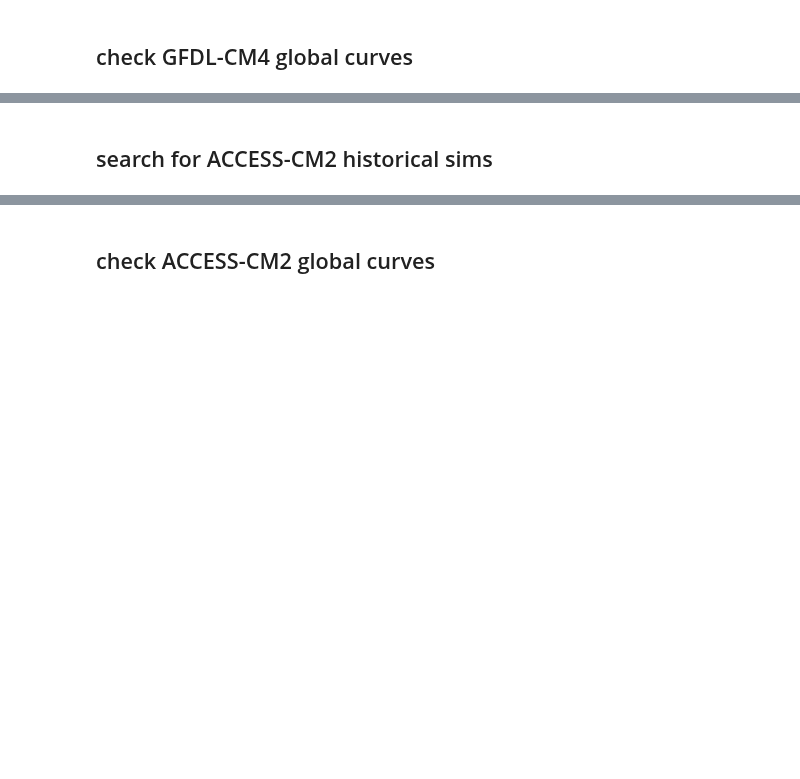
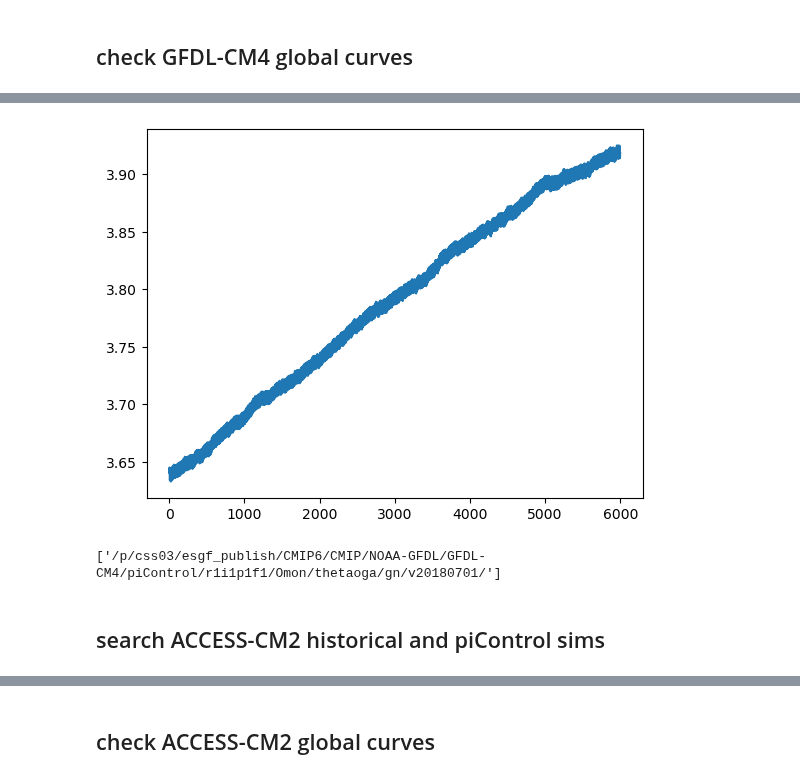
Before and after one commit to durack1/notebooks, a Jupyter notebook: jlnbs/CMIP6-OHC.ipynb, the cells around one changed output, grey strips where cells are left out. Cells and saved outputs as stored; diff of their text form; code cells hidden in the pictures; blank space fills up the shorter version.

```diff
--- a/jlnbs/CMIP6-OHC.ipynb
+++ b/jlnbs/CMIP6-OHC.ipynb
@@ -334,7 +353,7 @@ Wall time: 5.67 s
 # %%
 %%time
 dpaths = xs.findPaths('historical', 'thetaoga', 'mon', realm='ocean', cmipTable='Omon')
-#print(dpaths.keys())
-sims = xs.getValuesForFacet(dpaths, 'model', 'GFDL-CM4')
-sims
+simsH = xs.getValuesForFacet(dpaths, 'model', 'GFDL-CM4')
+dpaths = xs.findPaths('piControl', 'thetaoga', 'mon', realm='ocean', cmipTable='Omon')
+simsP = xs.getValuesForFacet(dpaths, 'model', 'GFDL-CM4')
 # %% [output]
@@ -359,5 +379,13 @@ Wall time: 1.61 s
+# %%
+ds = xc.open_mfdataset(simsP[0])
+plt.plot(ds['thetaoga'])
+plt.show()
+simsP
+# %% [output]
+[figure, added]
+['/p/css03/esgf_publish/CMIP6/CMIP/NOAA-GFDL/GFDL-CM4/piControl/r1i1p1f1/Omon/thetaoga/gn/v20180701/']
 # %% [markdown]
-## search for ACCESS-CM2 historical sims
+## search ACCESS-CM2 historical and piControl sims
 # %%
 %%time
 dpaths = xs.findPaths('historical', 'thetaoga', 'mon', realm='ocean', cmipTable='Omon', mip_era='CMIP6')
```
Also changed, not shown: parts of 17 cells of this notebook.
